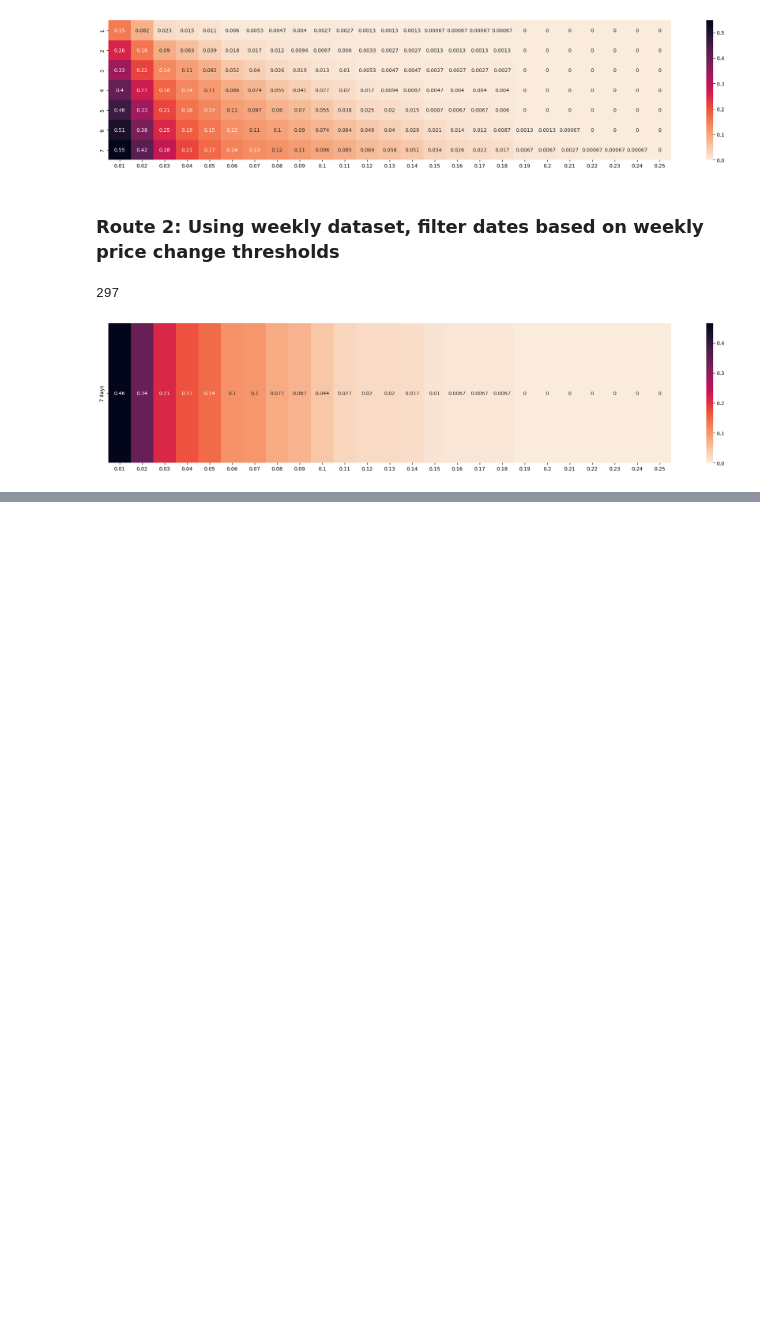
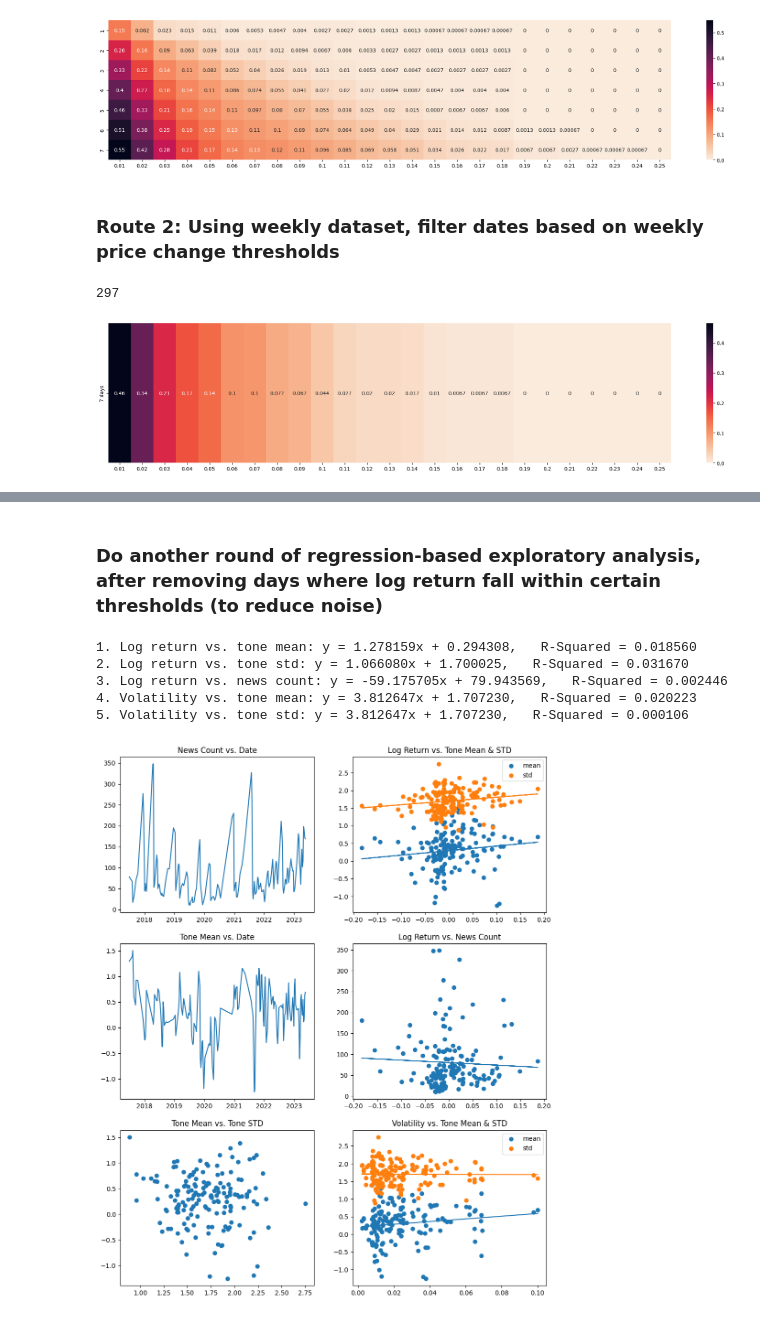
Before and after one commit to BomingZhang-coder/lithium-commodities-dashboard, a Jupyter notebook: jerry/news_analysis.ipynb, the cells around one changed output, grey strips where cells are left out. Cells and saved outputs as stored; diff of their text form; code cells hidden in the pictures; blank space fills up the shorter version.

```diff
--- a/jerry/news_analysis.ipynb
+++ b/jerry/news_analysis.ipynb
@@ -446,0 +471,23 @@ exploratory_graph(li_price_news_day)
+# %% [markdown]
+### Do another round of regression-based exploratory analysis, after removing days where log return fall within certain thresholds (to reduce noise)
+# %%
+THRESHOLD = 0.01
+desired_days = [x[0] for x in results_weekly['combined'][THRESHOLD]]
+
+li_future_weekly_nozero = li_future_weekly.loc[li_future_weekly['log_return'] != 0]
+li_future_weekly_above_threshold = li_future_weekly.loc[li_future_weekly.index.isin(desired_days)]
+
+li_price_news_nozero = group_news_by_rolling_window(news_window=2, price_window=1, news_offset=0.5,
+                                                    price_df=li_future_weekly_nozero, news_df=lithium_news)
+li_price_news_above_threshold = group_news_by_rolling_window(news_window=2, price_window=1, news_offset=0.5,
+                                                    price_df=li_future_weekly_above_threshold, news_df=lithium_news)
+
+exploratory_graph(li_price_news_nozero)
+# exploratory_graph(li_price_news_above_threshold)
+# %% [output]
+1. Log return vs. tone mean: y = 1.278159x + 0.294308,   R-Squared = 0.018560
+2. Log return vs. tone std: y = 1.066080x + 1.700025,   R-Squared = 0.031670
+3. Log return vs. news count: y = -59.175705x + 79.943569,   R-Squared = 0.002446
+4. Volatility vs. tone mean: y = 3.812647x + 1.707230,   R-Squared = 0.020223
+5. Volatility vs. tone std: y = 3.812647x + 1.707230,   R-Squared = 0.000106
+[figure, added]
```
Also changed, not shown: parts of 21 cells of this notebook, 2 other files.
